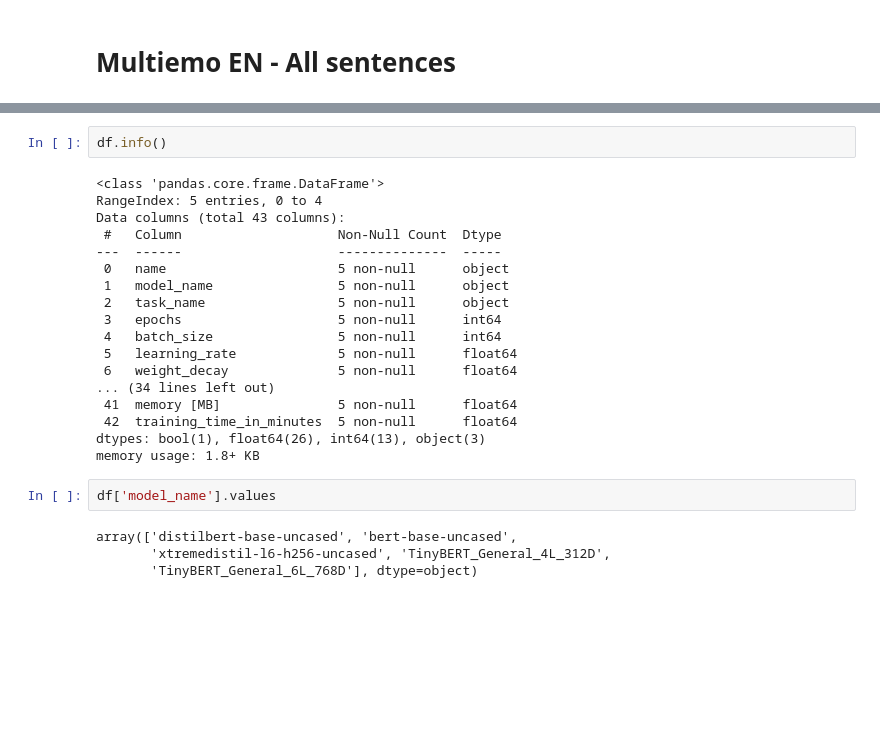
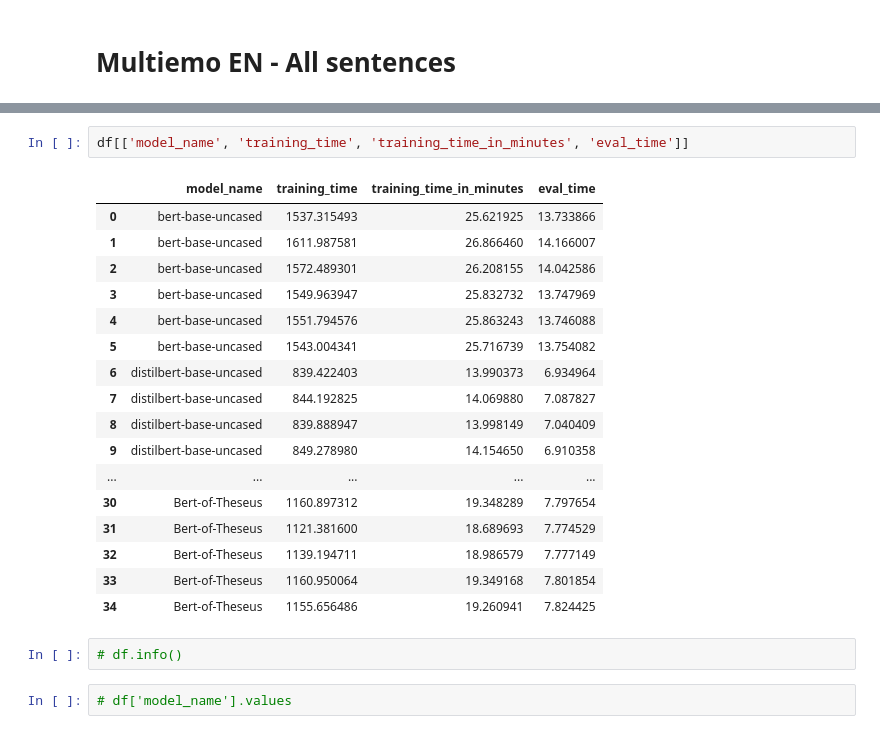
Before and after one commit to wojtek11530/DistilledVsNondistilled, a Jupyter notebook: notebooks/results_analysis_v2.ipynb, the cells around one changed output, grey strips where cells are left out. Cells and saved outputs as stored; diff of their text form; blank space fills up the shorter version.

```diff
--- a/notebooks/results_analysis_v2.ipynb
+++ b/notebooks/results_analysis_v2.ipynb
@@ -302,28 +252,26 @@ df[cols_to_display2].groupby(['model_name', 'learning_rate', 'do_lower_case']).m
+# %%
+df[['model_name', 'training_time', 'training_time_in_minutes', 'eval_time']]
+# %% [output]
+|  | model_name | training_time | training_time_in_minutes | eval_time |
+| 0 | bert-base-uncased | 1537.315493 | 25.621925 | 13.733866 |
+| 1 | bert-base-uncased | 1611.987581 | 26.866460 | 14.166007 |
+| 2 | bert-base-uncased | 1572.489301 | 26.208155 | 14.042586 |
+| 3 | bert-base-uncased | 1549.963947 | 25.832732 | 13.747969 |
+| 4 | bert-base-uncased | 1551.794576 | 25.863243 | 13.746088 |
+| 5 | bert-base-uncased | 1543.004341 | 25.716739 | 13.754082 |
+| 6 | distilbert-base-uncased | 839.422403 | 13.990373 | 6.934964 |
+| 7 | distilbert-base-uncased | 844.192825 | 14.069880 | 7.087827 |
+| 8 | distilbert-base-uncased | 839.888947 | 13.998149 | 7.040409 |
+| 9 | distilbert-base-uncased | 849.278980 | 14.154650 | 6.910358 |
+| ... | ... | ... | ... | ... |
+| 30 | Bert-of-Theseus | 1160.897312 | 19.348289 | 7.797654 |
+| 31 | Bert-of-Theseus | 1121.381600 | 18.689693 | 7.774529 |
+| 32 | Bert-of-Theseus | 1139.194711 | 18.986579 | 7.777149 |
+| 33 | Bert-of-Theseus | 1160.950064 | 19.349168 | 7.801854 |
+| 34 | Bert-of-Theseus | 1155.656486 | 19.260941 | 7.824425 |
 # %%
-df.info()
+# df.info()
-# %% [output]
-<class 'pandas.core.frame.DataFrame'>
-RangeIndex: 5 entries, 0 to 4
-Data columns (total 43 columns):
- #   Column                    Non-Null Count  Dtype
----  ------                    --------------  -----
- 0   name                      5 non-null      object
- 1   model_name                5 non-null      object
- 2   task_name                 5 non-null      object
- 3   epochs                    5 non-null      int64
- 4   batch_size                5 non-null      int64
- 5   learning_rate             5 non-null      float64
- 6   weight_decay              5 non-null      float64
-... (34 lines left out)
- 41  memory [MB]               5 non-null      float64
- 42  training_time_in_minutes  5 non-null      float64
-dtypes: bool(1), float64(26), int64(13), object(3)
-memory usage: 1.8+ KB
 # %%
-df['model_name'].values
+# df['model_name'].values
-# %% [output]
-array(['distilbert-base-uncased', 'bert-base-uncased',
-       'xtremedistil-l6-h256-uncased', 'TinyBERT_General_4L_312D',
-       'TinyBERT_General_6L_768D'], dtype=object)
 # %%
 models = ['bert-base-uncased', 'distilbert-base-uncased','TinyBERT_General_6L_768D',
```
Also changed, not shown: parts of 9 cells of this notebook, 13 other files.
